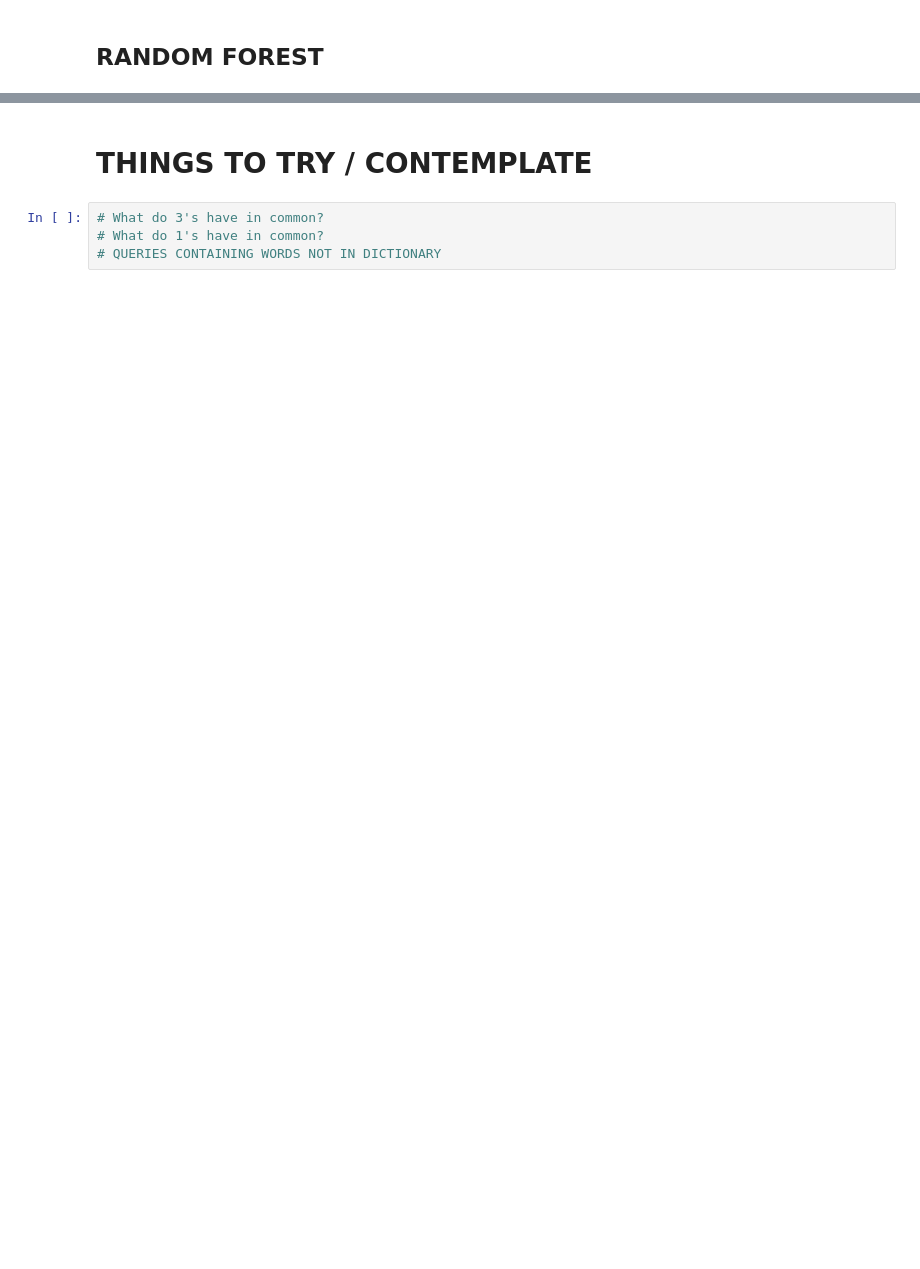
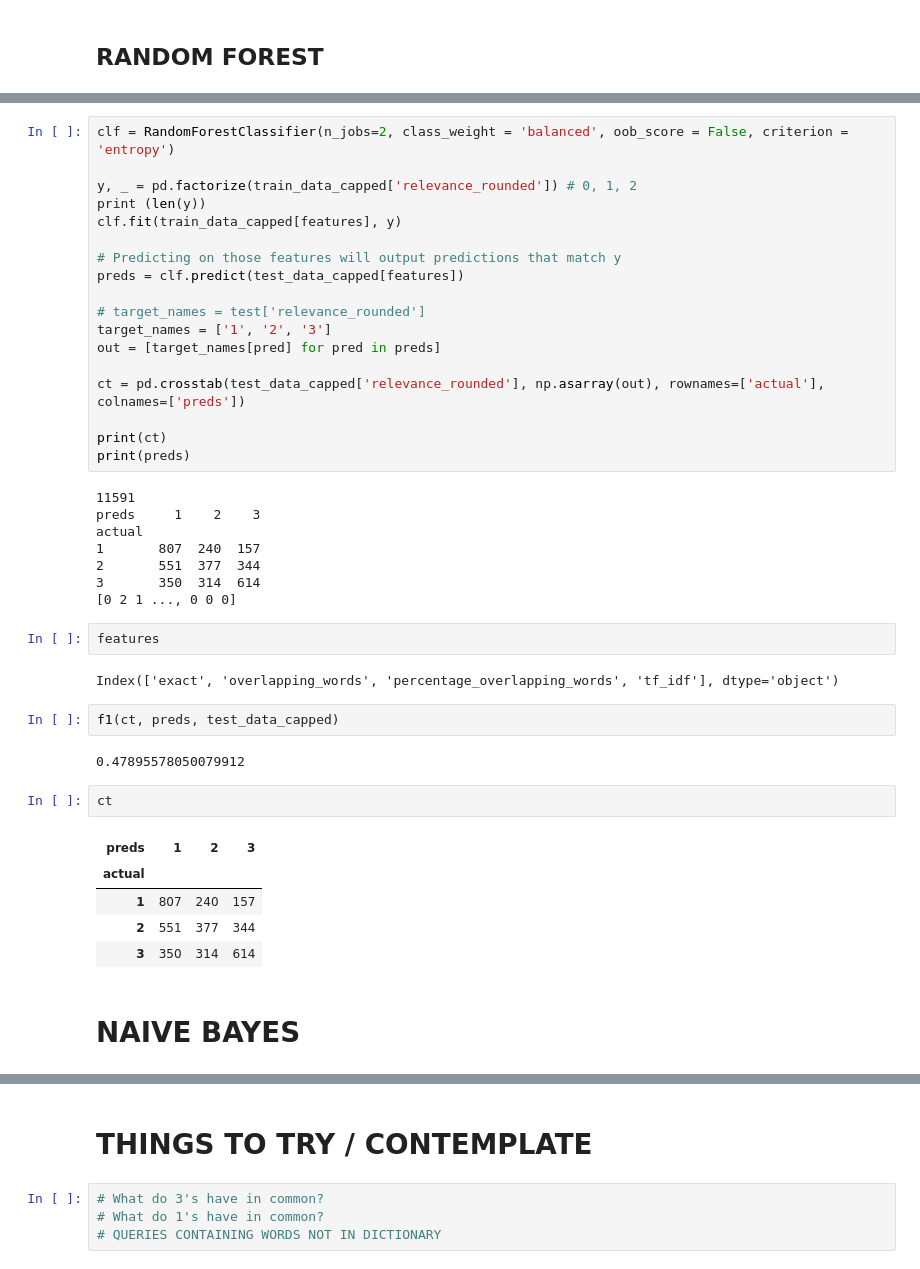
Before and after one commit to zadrozny/thinkful, a Jupyter notebook: kaggle/HomeDepot.ipynb, the cells around one changed output, grey strips where cells are left out. Saved outputs shown, nothing was run; the diff lists cells and outputs as text; blank space fills up the shorter version.

```diff
--- a/kaggle/HomeDepot.ipynb
+++ b/kaggle/HomeDepot.ipynb
@@ -274,0 +375,44 @@ actual
+# %%
+clf = RandomForestClassifier(n_jobs=2, class_weight = 'balanced', oob_score = False, criterion = 'entropy')
+
+y, _ = pd.factorize(train_data_capped['relevance_rounded']) # 0, 1, 2
+print (len(y))
+clf.fit(train_data_capped[features], y)
+
+# Predicting on those features will output predictions that match y
+preds = clf.predict(test_data_capped[features])
+
+# target_names = test['relevance_rounded']
+target_names = ['1', '2', '3']
+out = [target_names[pred] for pred in preds]
+
+ct = pd.crosstab(test_data_capped['relevance_rounded'], np.asarray(out), rownames=['actual'], colnames=['preds'])
+
+print(ct)
+print(preds)
+# %% [output]
+11591
+preds     1    2    3
+actual
+1       807  240  157
+2       551  377  344
+3       350  314  614
+[0 2 1 ..., 0 0 0]
+# %%
+features
+# %% [output]
+Index(['exact', 'overlapping_words', 'percentage_overlapping_words', 'tf_idf'], dtype='object')
+# %%
+f1(ct, preds, test_data_capped)
+# %% [output]
+0.47895578050079912
+# %%
+ct
+# %% [output]
+| preds | 1 | 2 | 3 |
+| actual |  |  |  |
+| 1 | 807 | 240 | 157 |
+| 2 | 551 | 377 | 344 |
+| 3 | 350 | 314 | 614 |
+# %% [markdown]
+# NAIVE BAYES
```
Also changed, not shown: parts of 48 cells of this notebook.
